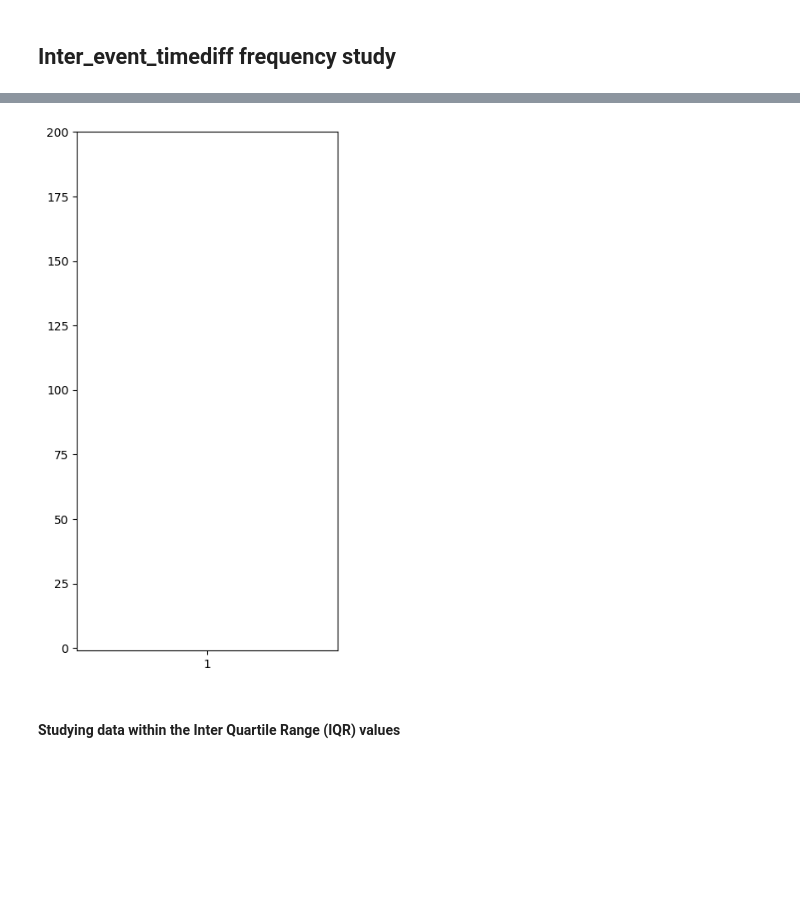
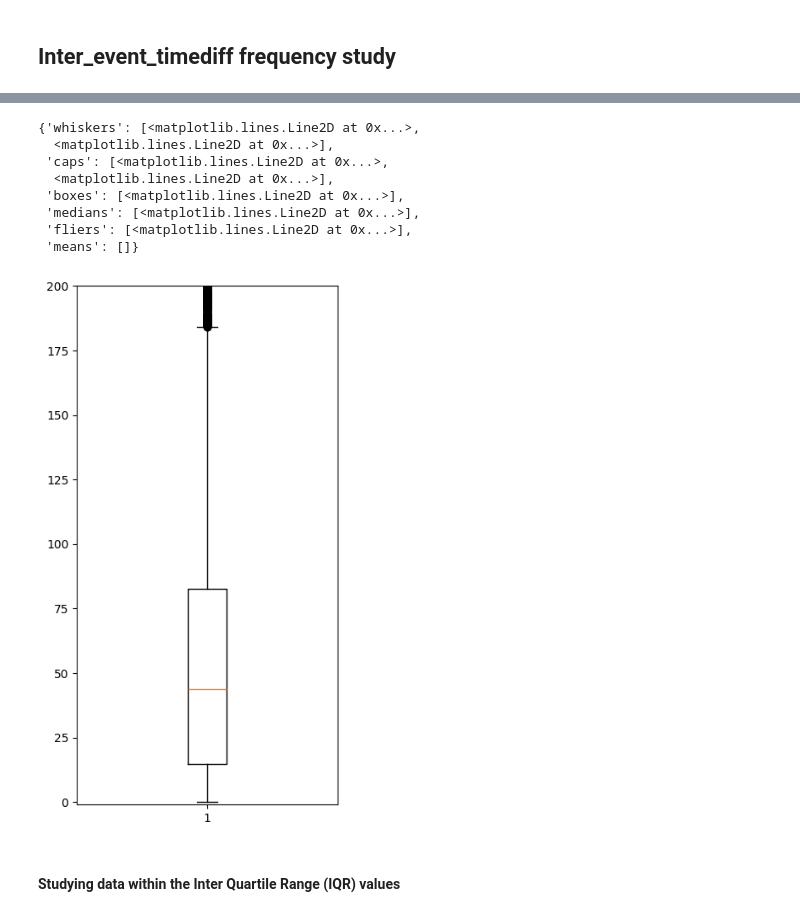
Before and after one commit to denis-james/Game-Data-Churn-Analysis, a Jupyter notebook: Analysis.ipynb, the cells around one changed output, grey strips where cells are left out. Saved outputs shown, nothing was run; the diff lists cells and outputs as text; code cells hidden in the pictures; blank space fills up the shorter version.

```diff
--- a/Analysis.ipynb
+++ b/Analysis.ipynb
@@ -169,2 +156,0 @@ Name: Inter_event_timediff, dtype: float64
-# %%
-InterEventTimeDifferences.dropna().sort_values(inplace=True)
@@ -171,9 +182,17 @@ InterEventTimeDifferences.dropna().sort_values(inplace=True)
 # %%
 plt.figure(figsize=(4,8))
 plt.ylim(-1,200)
-plot=plt.boxplot(InterEventTimeDifferences)
+plt.boxplot(InterEventTimeDifferences[InterEventTimeDifferences.notnull()])
 # %% [output]
+{'whiskers': [<matplotlib.lines.Line2D at 0x...>,
+  <matplotlib.lines.Line2D at 0x...>],
+ 'caps': [<matplotlib.lines.Line2D at 0x...>,
+  <matplotlib.lines.Line2D at 0x...>],
+ 'boxes': [<matplotlib.lines.Line2D at 0x...>],
+ 'medians': [<matplotlib.lines.Line2D at 0x...>],
+ 'fliers': [<matplotlib.lines.Line2D at 0x...>],
+ 'means': []}
-[figure, old version]
+[figure, new version]
 # %% [markdown]
 #### Studying data within the Inter Quartile Range (IQR) values
 # %%
```
Also changed, not shown: parts of 14 cells of this notebook.
